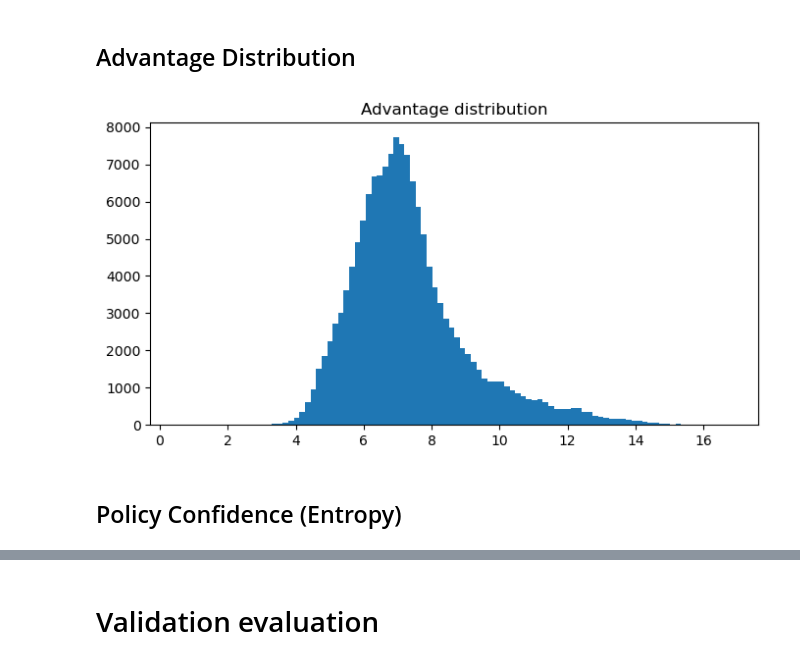
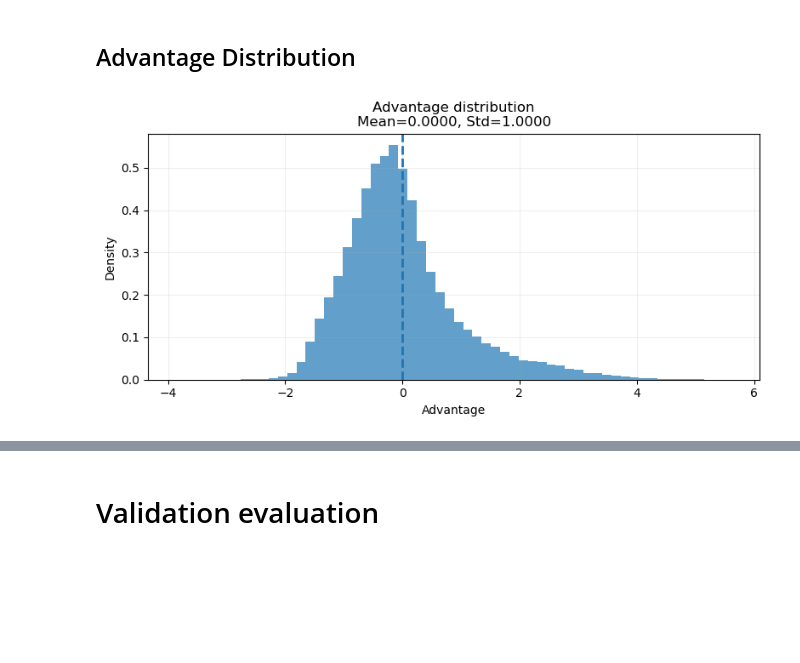
Before and after one commit to NaDdjg/GVNS-implementation, a Jupyter notebook: gvns/rl/notebooks/training/PPO_training.ipynb, the cells around one changed output, grey strips where cells are left out. Drawn from its saved outputs; the diff is of its cells as text; code cells hidden in the pictures; blank space fills up the shorter version.

```diff
--- a/gvns/rl/notebooks/training/PPO_training.ipynb
+++ b/gvns/rl/notebooks/training/PPO_training.ipynb
@@ -9,8 +9,8 @@ import torch
 # %% [markdown]
 # Load dataset
 # %%
-data_train = np.load("../../datasets/param_controller_cleaned/train_clean.npz")
-data_val = np.load("../../datasets/param_controller_cleaned/val_clean.npz")
+data_train = np.load("../../../datasets/param_controller_cleaned/train_clean.npz")
+data_val = np.load("../../../datasets/param_controller_cleaned/val_clean.npz")
 
 train_dataset = {
     "states": data_train["states"],
@@ -178,26 +202,65 @@ plot_value_vs_return(agent, train_dataset)
 ## Advantage Distribution
 # %%
 def plot_advantages(agent, dataset):
+
     data = dataset
 
-    states = torch.as_tensor(data["states"], dtype=torch.float32, device=agent.device)
-    rewards = torch.as_tensor(data["rewards"], dtype=torch.float32, device=agent.device)
-    dones = torch.as_tensor(data["dones"], dtype=torch.float32, device=agent.device)
+    states = torch.as_tensor(
+        data["states"],
+        dtype=torch.float32,
+        device=agent.device
+    )
+
+    rewards = torch.as_tensor(
+        data["rewards"],
+        dtype=torch.float32,
+        device=agent.device
+    )
+
+    dones = torch.as_tensor(
+        data["dones"],
+        dtype=torch.float32,
+        device=agent.device
+    )
 
     returns = agent._compute_returns(rewards, dones)
 
     with torch.no_grad():
         _, values = agent.model(states)
 
     advantages = (returns - values.squeeze()).cpu().numpy()
 
-    plt.figure(figsize=(8, 4))
-    plt.hist(advantages, bins=100)
-    plt.title("Advantage distribution")
+    advantages = (
+        advantages - advantages.mean()
+    ) / (advantages.std() + 1e-8)
+
+    mean_adv = advantages.mean()
+    std_adv = advantages.std()
+
+    plt.figure(figsize=(8,4))
+
+    plt.hist(
+        advantages,
+        bins=60,
+        density=True,
+        alpha=0.7
+    )
+
+    plt.axvline(mean_adv, linestyle='--', linewidth=2)
+
+    plt.title(
+        f"Advantage distribution\n"
+        f"Mean={mean_adv:.4f}, Std={std_adv:.4f}"
+    )
+
+    plt.xlabel("Advantage")
+    plt.ylabel("Density")
+
+    plt.grid(alpha=0.2)
+
+    plt.tight_layout()
     plt.show()
 
 plot_advantages(agent, train_dataset)
 # %% [output]
-[figure, old version]
+[figure, new version]
-# %% [markdown]
-## Policy Confidence (Entropy)
```
Also changed, not shown: parts of 8 cells of this notebook, 28 other files.
